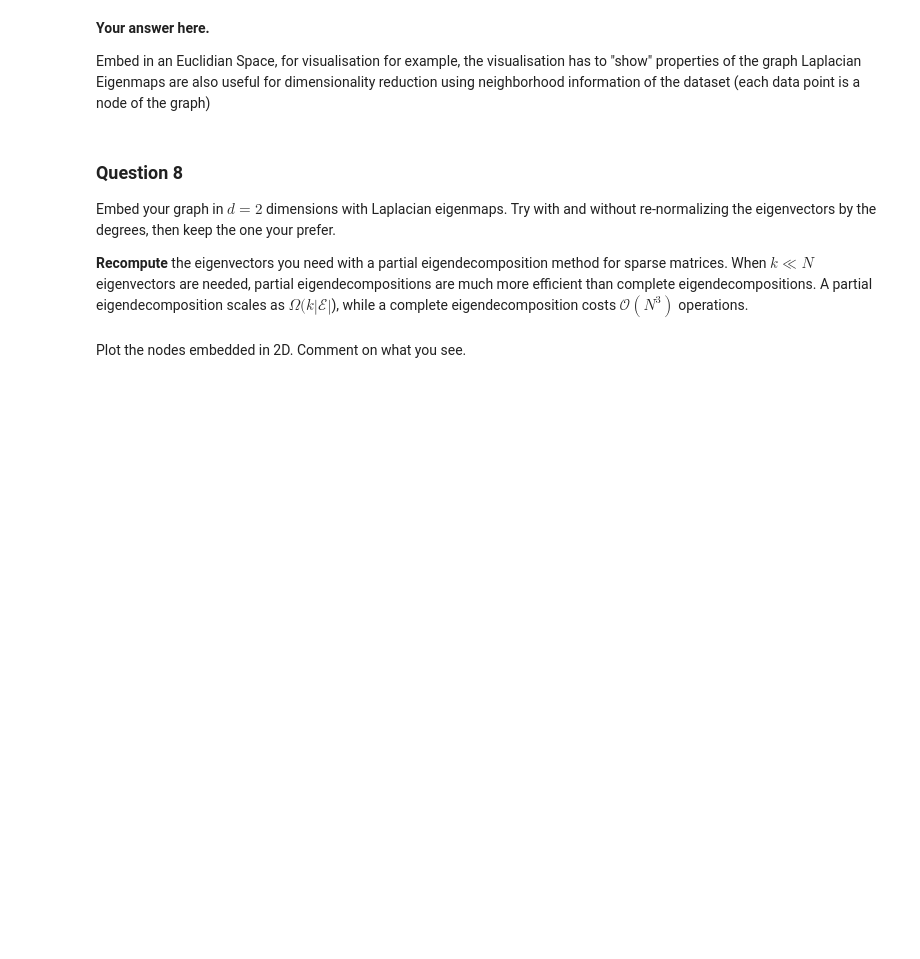
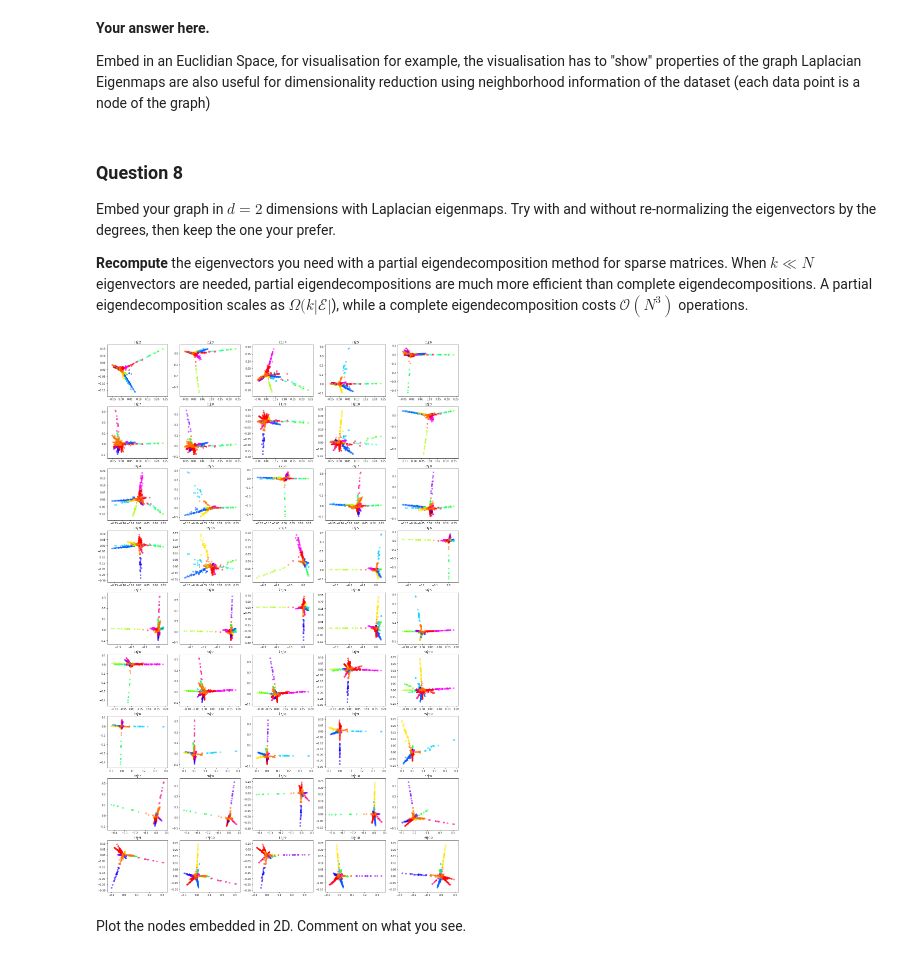
Before and after one commit to vndk36/Project_ntds2018, a Jupyter notebook: Milestone_3/3_spectral_graph_theory_AlCi.ipynb, the cells around one changed output. Saved outputs shown, nothing was run; the diff lists cells and outputs as text; code cells hidden in the pictures; blank space fills up the shorter version.

```diff
--- a/Milestone_3/3_spectral_graph_theory_AlCi.ipynb
+++ b/Milestone_3/3_spectral_graph_theory_AlCi.ipynb
@@ -270,10 +280,26 @@ A partial eigendecomposition scales as $\Omega(k |\mathcal{E}|$), while a comple
 n_eig=12
 
 # Eigenvalues and eigenvectors are computed using the
-vals_s, eigenvectors_s = sparse.linalg.eigsh(laplacian,n_eig,maxiter=40000, which='SM')
+vals_s, eigenvectors_s = sparse.linalg.eigsh(laplacian,n_eig,maxiter=400000, which='SM')
 
 # Eigenvectors matrix is Re-normalized by the degrees
 eigenV = D_sqrt_inv @ eigenvectors_s
+# %%
+k=1
+
+plt.figure(figsize=(25,40))
+
+for i in range(1, len(eigenvectors_s[0])-1,1):
+    for j in range(i+1,len(eigenvectors_s[0])-1,1):
+        x=eigenvectors_s[:,i]
+        y=eigenvectors_s[:,j]
+        plt.subplot(9,5,k)
+        strange='i:'+ str(i) +'j:'+ str(j)
+        plt.title(strange)
+        plt.scatter(x, y, alpha=0.5, c=K_means.labels_, cmap='hsv')
+        k+=1
+# %% [output]
+[figure, added]
 # %% [markdown]
 Plot the nodes embedded in 2D. Comment on what you see.
 # %%
```
Also changed, not shown: parts of 9 cells of this notebook, 1 other file.
